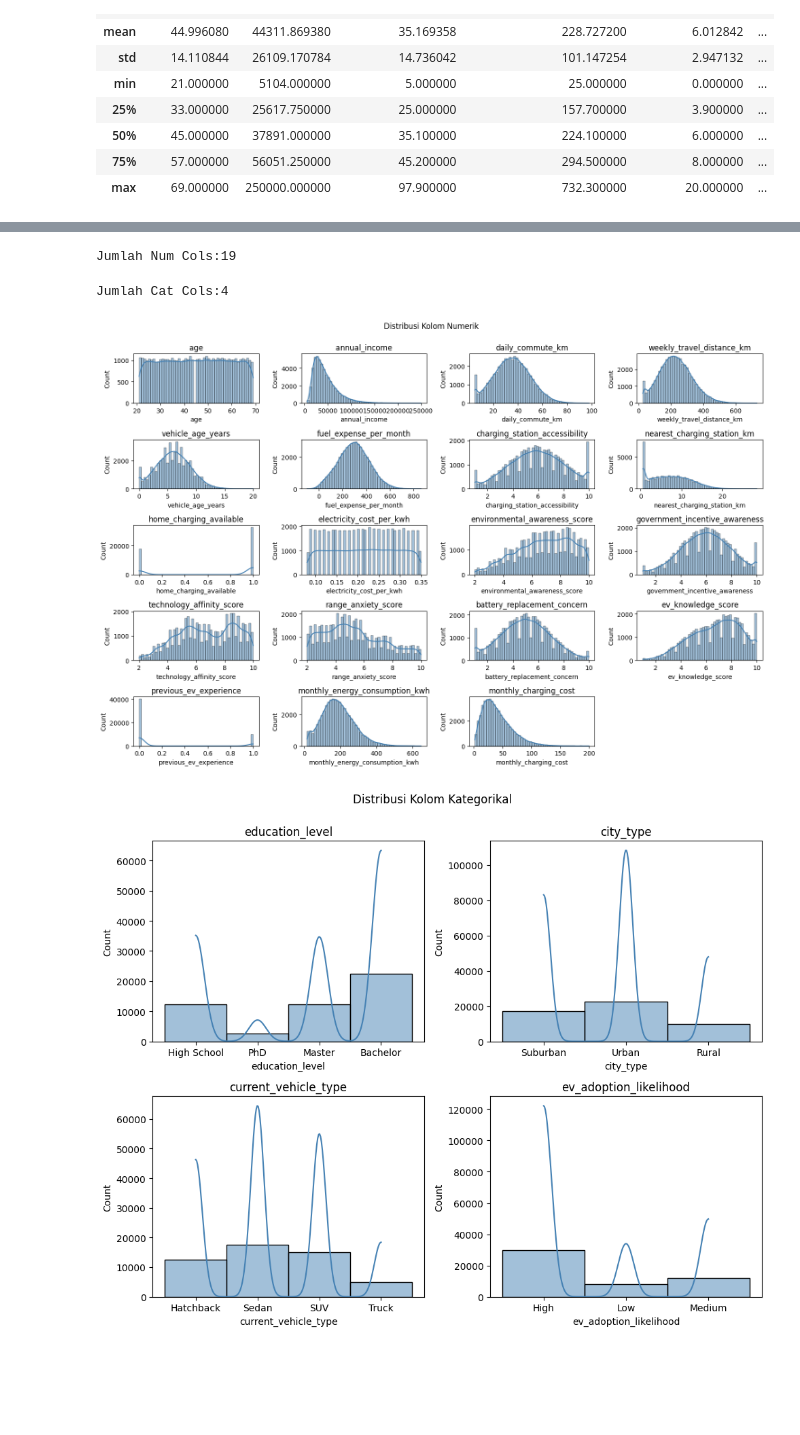
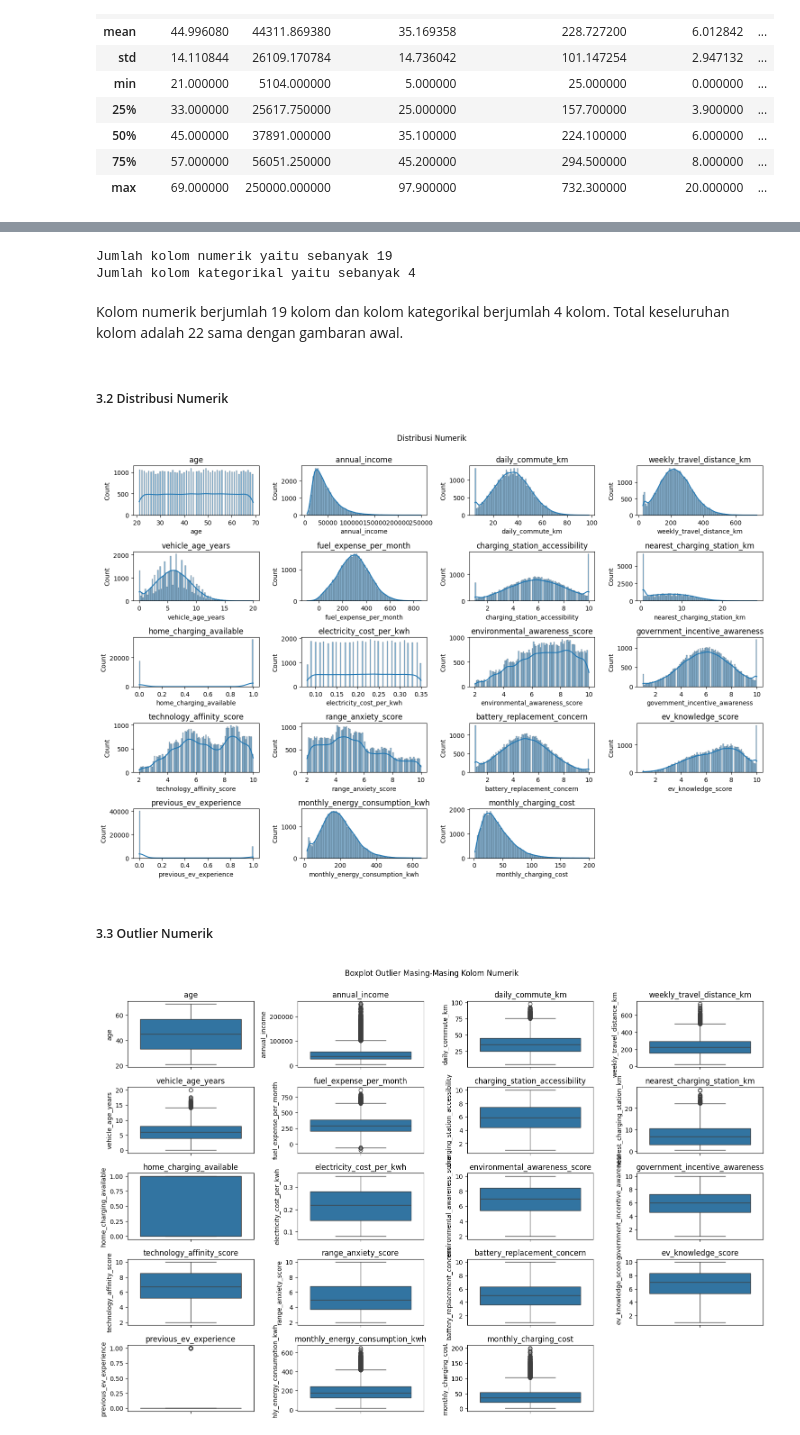
Before and after one commit to daffasyarief/Predicting-Electric-Vehicle-Transition-and-Forecasting-Monthly-Energy-Consumption-and-Charging-Costs, a Jupyter notebook: main.ipynb, the cells around one changed output, grey strips where cells are left out. Saved outputs shown, nothing was run; the diff lists cells and outputs as text; code cells hidden in the pictures; blank space fills up the shorter version.

```diff
--- a/main.ipynb
+++ b/main.ipynb
@@ -80,40 +135,44 @@ Jumlah Kolom 50000 dan baris 23
 # %%
 num_cols = df.select_dtypes(include="number").columns
 cat_cols = df.select_dtypes(include="object").columns
+
+print(f"Jumlah kolom numerik yaitu sebanyak {len(num_cols)}")
+print(f"Jumlah kolom kategorikal yaitu sebanyak {len(cat_cols)}")
+# %% [output]
+Jumlah kolom numerik yaitu sebanyak 19
+Jumlah kolom kategorikal yaitu sebanyak 4
-# %%
-print(f"Jumlah Num Cols:{len(num_cols)}")
-# %% [output]
-Jumlah Num Cols:19
-# %%
-print(f"Jumlah Cat Cols:{len(cat_cols)}")
-# %% [output]
-Jumlah Cat Cols:4
+# %% [markdown]
+Kolom numerik berjumlah 19 kolom dan kolom kategorikal berjumlah 4 kolom. Total keseluruhan kolom adalah 22 sama dengan gambaran awal.
+# %% [markdown]
+##### 3.2 Distribusi Numerik
 # %%
 plt.figure(figsize=(15,10))
 
 for i, col in enumerate(num_cols, 1):
-    plt.subplot(5,4,i)
-    sns.histplot(df[col], bins=50, kde=True, color="steelblue")
+    plt.subplot(5, 4, i)
+    sns.histplot(df[col], kde=True, bins=100)
     plt.title(col)
 
-plt.suptitle("Distribusi Kolom Numerik", y=1)
+plt.suptitle("Distribusi Numerik", y=1)
 plt.tight_layout()
 plt.show()
 # %% [output]
-[figure, old version]
+[figure, new version]
+# %% [markdown]
+##### 3.3 Outlier Numerik
 # %%
-plt.figure(figsize=(10,8))
+plt.figure(figsize=(15,10))
 
-for i, col in enumerate(cat_cols, 1):
-    plt.subplot(2,2, i)
-    sns.histplot(df[col], bins=50, kde=True, color="steelblue")
+for i, col in enumerate(num_cols, 1):
+    plt.subplot(5, 4, i)
+    sns.boxplot(df[col])
     plt.title(col)
 
-plt.suptitle("Distribusi Kolom Kategorikal", y=1)
+plt.suptitle("Boxplot Outlier Masing-Masing Kolom Numerik", y=1)
 plt.tight_layout()
 plt.show()
 # %% [output]
-[figure, old version]
+[figure, new version]
 # %%
 # Cek Skewness
 print("Jumlah Skewness:", df[num_cols].skew())
```
Also changed, not shown: parts of 32 cells of this notebook.
